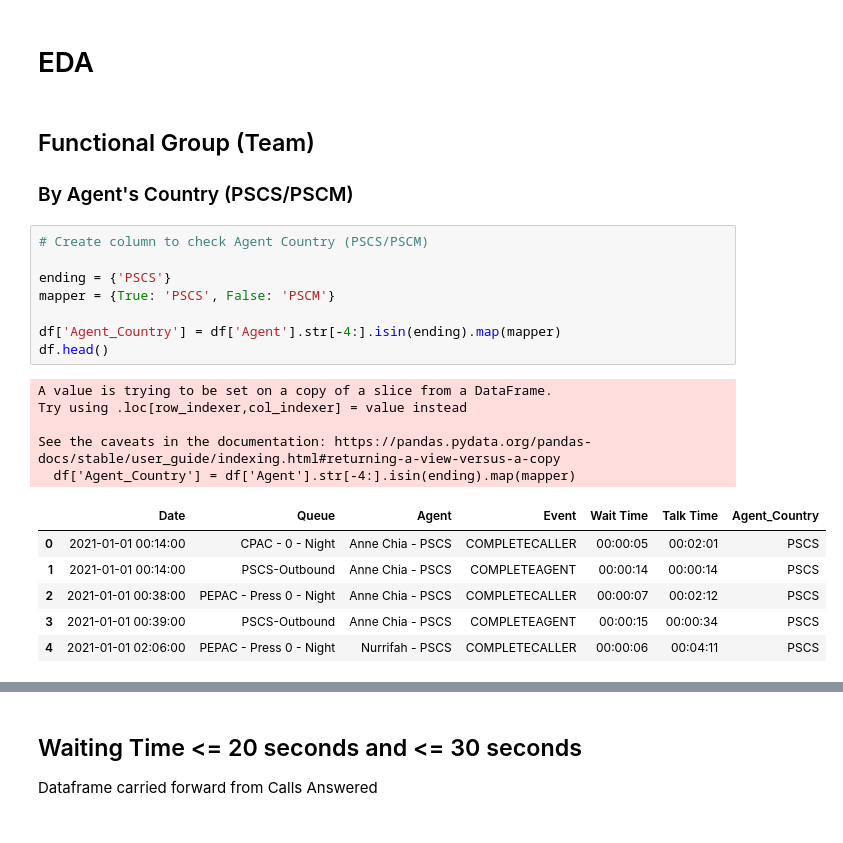
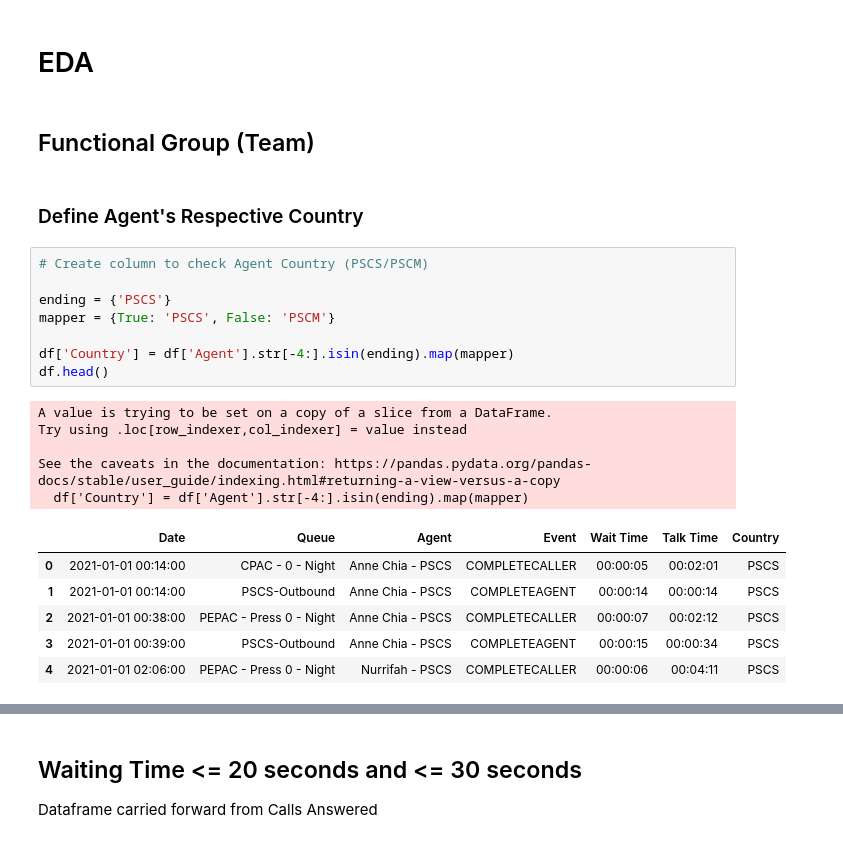
Before and after one commit to RoystonCXW/IS447---Smart-Healthcare, a Jupyter notebook: IS447/System/Data/Call Centre Dept/Data Cleaning/Call_Centre_Cleaning_EDA.ipynb, the cells around one changed output, grey strips where cells are left out. Cells and saved outputs as stored; diff of their text form.

```diff
--- a/IS447/System/Data/Call Centre Dept/Data Cleaning/Call_Centre_Cleaning_EDA.ipynb
+++ b/IS447/System/Data/Call Centre Dept/Data Cleaning/Call_Centre_Cleaning_EDA.ipynb
@@ -155,22 +197,23 @@ dtype: int64
 # EDA
 # %% [markdown]
 ## Functional Group (Team)
-### By Agent's Country (PSCS/PSCM)
+# %% [markdown]
+### Define Agent's Respective Country
 # %%
 # Create column to check Agent Country (PSCS/PSCM)
 
 ending = {'PSCS'}
 mapper = {True: 'PSCS', False: 'PSCM'}
 
-df['Agent_Country'] = df['Agent'].str[-4:].isin(ending).map(mapper)
+df['Country'] = df['Agent'].str[-4:].isin(ending).map(mapper)
 df.head()
 # %% [output]
 A value is trying to be set on a copy of a slice from a DataFrame.
 Try using .loc[row_indexer,col_indexer] = value instead
 
 See the caveats in the documentation: https://pandas.pydata.org/pandas-docs/stable/user_guide/indexing.html#returning-a-view-versus-a-copy
-  df['Agent_Country'] = df['Agent'].str[-4:].isin(ending).map(mapper)
+  df['Country'] = df['Agent'].str[-4:].isin(ending).map(mapper)
-|  | Date | Queue | Agent | Event | Wait Time | Talk Time | Agent_Country |
+|  | Date | Queue | Agent | Event | Wait Time | Talk Time | Country |
 | 0 | 2021-01-01 00:14:00 | CPAC - 0 - Night | Anne Chia - PSCS | COMPLETECALLER | 00:00:05 | 00:02:01 | PSCS |
 | 1 | 2021-01-01 00:14:00 | PSCS-Outbound | Anne Chia - PSCS | COMPLETEAGENT | 00:00:14 | 00:00:14 | PSCS |
 | 2 | 2021-01-01 00:38:00 | PEPAC - Press 0 - Night | Anne Chia - PSCS | COMPLETECALLER | 00:00:07 | 00:02:12 | PSCS |
```
Also changed, not shown: parts of 30 cells of this notebook, 2 other files.
